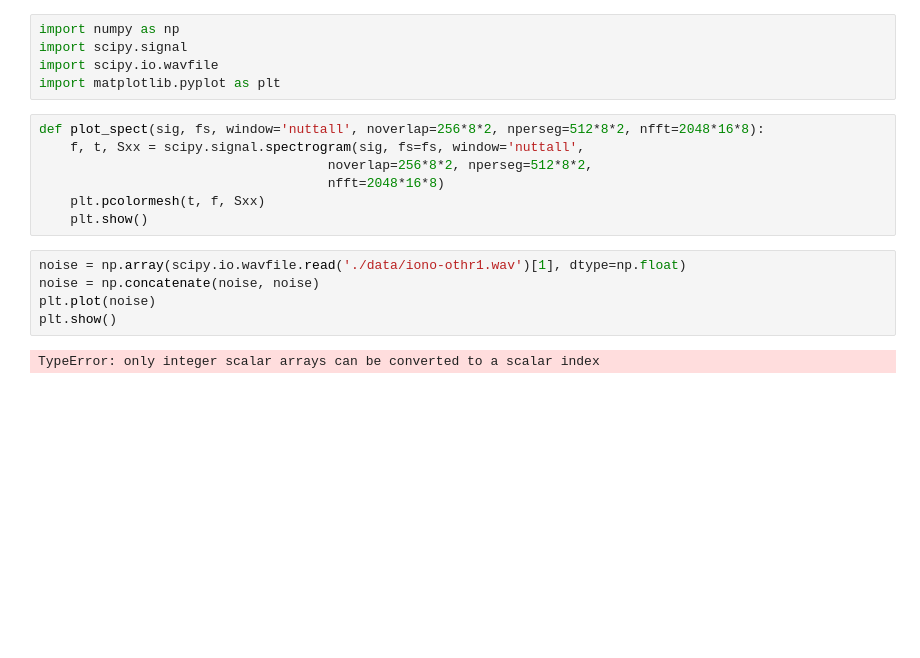
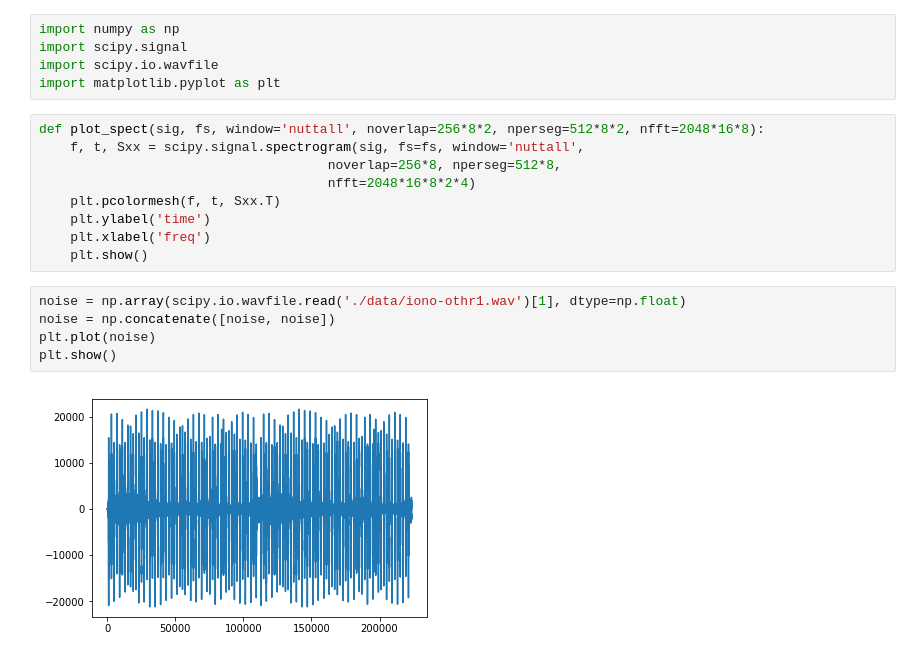
Before and after one commit to blair3sat/irss, a Jupyter notebook: chirpfinder_sim.ipynb, the cells around one changed output. Cells and saved outputs as stored; diff of their text form; blank space fills up the shorter version.

```diff
--- a/chirpfinder_sim.ipynb
+++ b/chirpfinder_sim.ipynb
@@ -6,17 +6,19 @@ import matplotlib.pyplot as plt
 # %%
 def plot_spect(sig, fs, window='nuttall', noverlap=256*8*2, nperseg=512*8*2, nfft=2048*16*8):
     f, t, Sxx = scipy.signal.spectrogram(sig, fs=fs, window='nuttall',
-                                     noverlap=256*8*2, nperseg=512*8*2,
-                                     nfft=2048*16*8)
-    plt.pcolormesh(t, f, Sxx)
+                                     noverlap=256*8, nperseg=512*8,
+                                     nfft=2048*16*8*2*4)
+    plt.pcolormesh(f, t, Sxx.T)
+    plt.ylabel('time')
+    plt.xlabel('freq')
     plt.show()
 # %%
 noise = np.array(scipy.io.wavfile.read('./data/iono-othr1.wav')[1], dtype=np.float)
-noise = np.concatenate(noise, noise)
+noise = np.concatenate([noise, noise])
 plt.plot(noise)
 plt.show()
 # %% [output]
-TypeError: only integer scalar arrays can be converted to a scalar index
+[figure, added]
 # %%
 T = 13
 fs = float(len(noise)) / T
```
Also changed, not shown: parts of 5 cells of this notebook, 1 other file.
